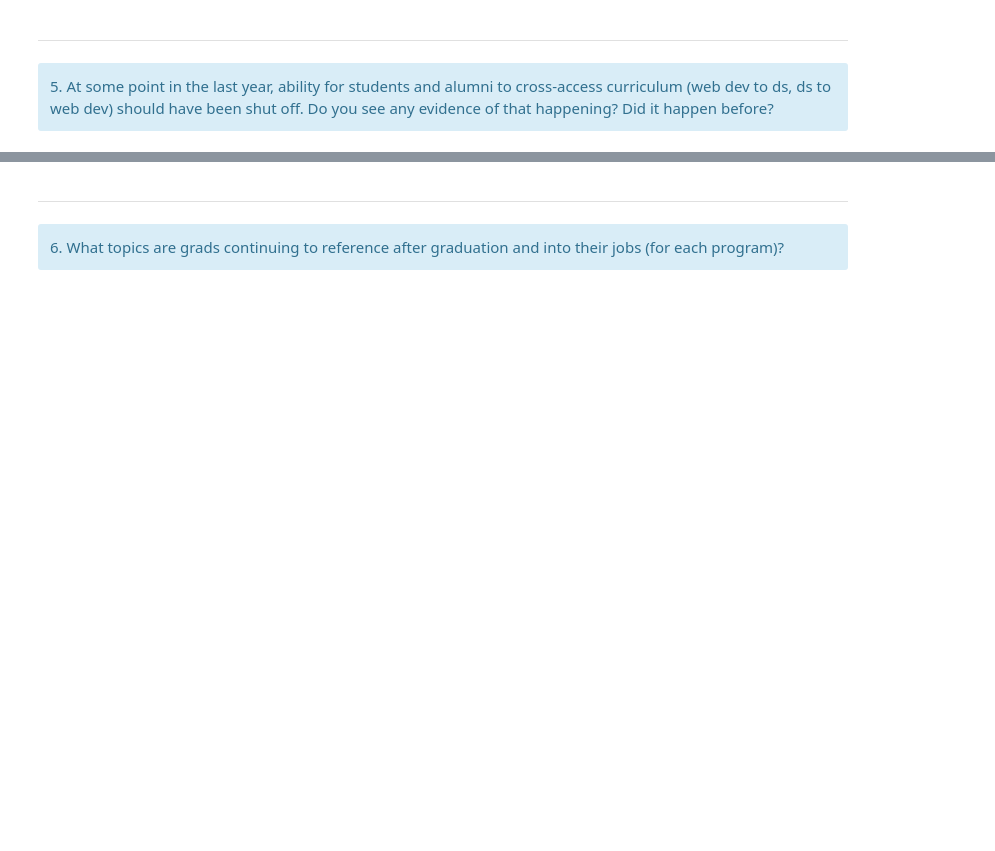
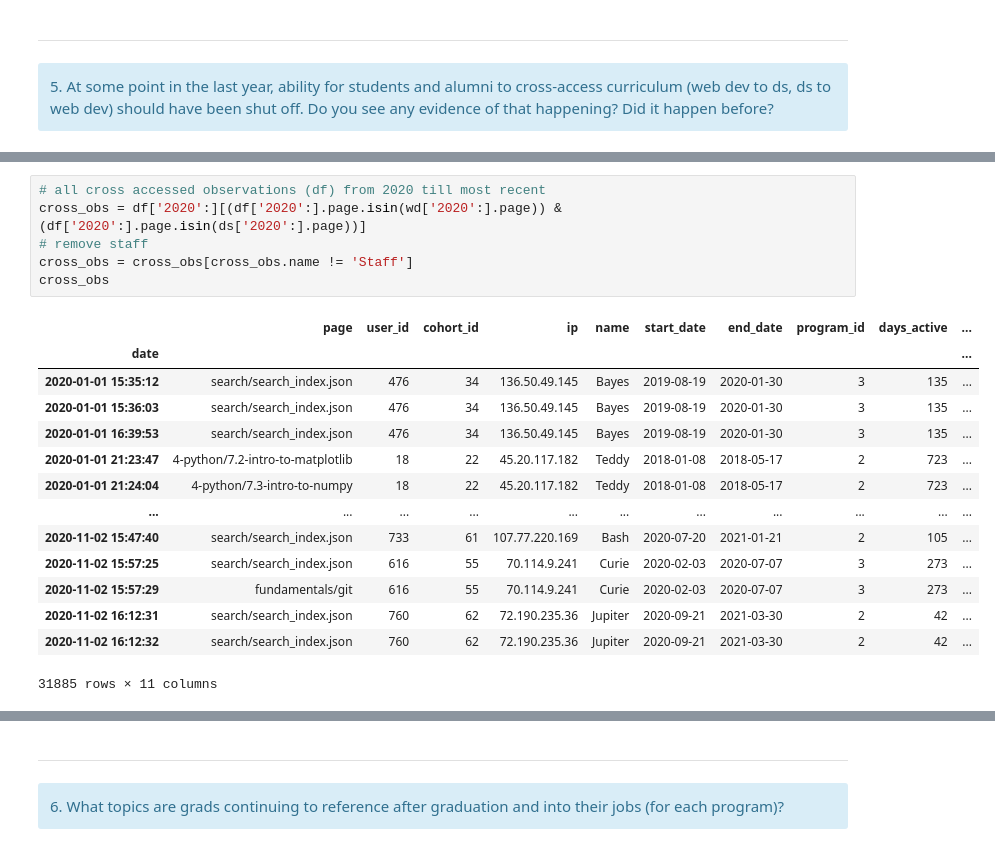
Before and after one commit to Brandon-Martinez27/anomaly_detection_project, a Jupyter notebook: curriculum_access_logs_workbook.ipynb, the cells around one changed output, grey strips where cells are left out. Cells and saved outputs as stored; diff of their text form; blank space fills up the shorter version.

```diff
--- a/curriculum_access_logs_workbook.ipynb
+++ b/curriculum_access_logs_workbook.ipynb
@@ -423,0 +561,21 @@ pd.DataFrame(df[df.user_id.isin(weird_users)].groupby(['user_id', 'name']).size(
+# %%
+# all cross accessed observations (df) from 2020 till most recent
+cross_obs = df['2020':][(df['2020':].page.isin(wd['2020':].page)) & (df['2020':].page.isin(ds['2020':].page))]
+# remove staff
+cross_obs = cross_obs[cross_obs.name != 'Staff']
+cross_obs
+# %% [output]
+|  | page | user_id | cohort_id | ip | name | start_date | end_date | program_id | days_active | ... |
+| date |  |  |  |  |  |  |  |  |  | ... |
+| 2020-01-01 15:35:12 | search/search_index.json | 476 | 34 | 136.50.49.145 | Bayes | 2019-08-19 | 2020-01-30 | 3 | 135 | ... |
+| 2020-01-01 15:36:03 | search/search_index.json | 476 | 34 | 136.50.49.145 | Bayes | 2019-08-19 | 2020-01-30 | 3 | 135 | ... |
+| 2020-01-01 16:39:53 | search/search_index.json | 476 | 34 | 136.50.49.145 | Bayes | 2019-08-19 | 2020-01-30 | 3 | 135 | ... |
+| 2020-01-01 21:23:47 | 4-python/7.2-intro-to-matplotlib | 18 | 22 | 45.20.117.182 | Teddy | 2018-01-08 | 2018-05-17 | 2 | 723 | ... |
+| 2020-01-01 21:24:04 | 4-python/7.3-intro-to-numpy | 18 | 22 | 45.20.117.182 | Teddy | 2018-01-08 | 2018-05-17 | 2 | 723 | ... |
+| ... | ... | ... | ... | ... | ... | ... | ... | ... | ... | ... |
+| 2020-11-02 15:47:40 | search/search_index.json | 733 | 61 | 107.77.220.169 | Bash | 2020-07-20 | 2021-01-21 | 2 | 105 | ... |
+| 2020-11-02 15:57:25 | search/search_index.json | 616 | 55 | 70.114.9.241 | Curie | 2020-02-03 | 2020-07-07 | 3 | 273 | ... |
+| 2020-11-02 15:57:29 | fundamentals/git | 616 | 55 | 70.114.9.241 | Curie | 2020-02-03 | 2020-07-07 | 3 | 273 | ... |
+| 2020-11-02 16:12:31 | search/search_index.json | 760 | 62 | 72.190.235.36 | Jupiter | 2020-09-21 | 2021-03-30 | 2 | 42 | ... |
+| 2020-11-02 16:12:32 | search/search_index.json | 760 | 62 | 72.190.235.36 | Jupiter | 2020-09-21 | 2021-03-30 | 2 | 42 | ... |
+31885 rows × 11 columns
```
Also changed, not shown: parts of 64 cells of this notebook, 1 other file.
